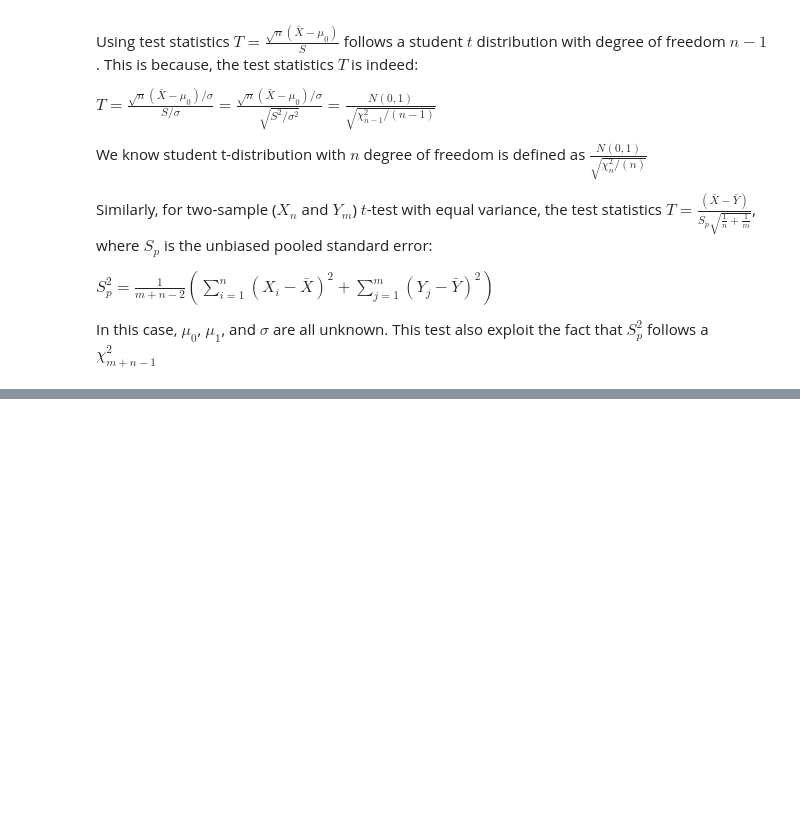
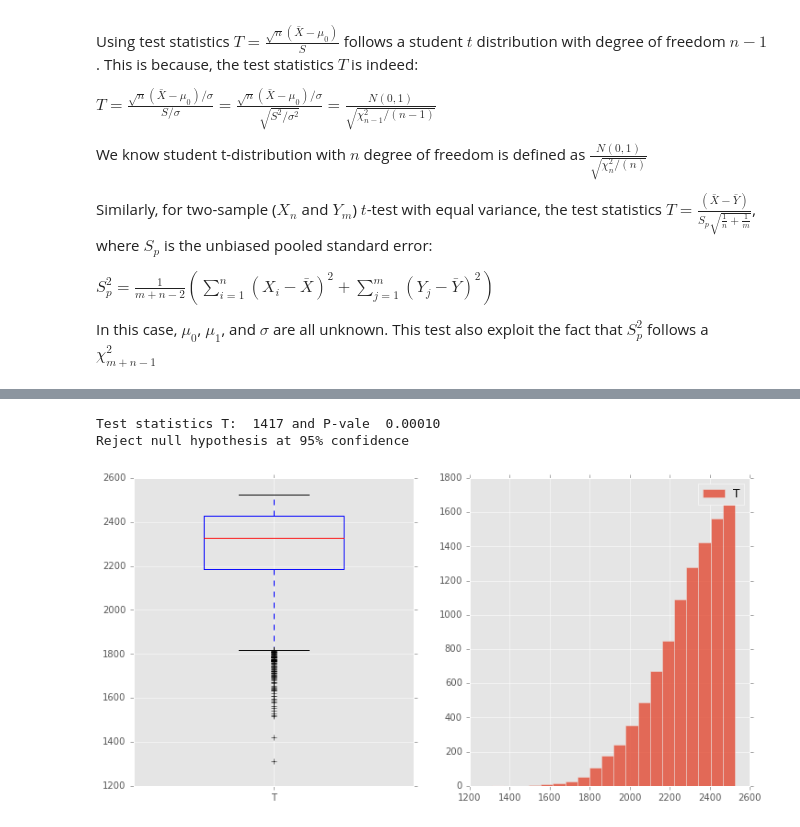
Before and after one commit to chaovite/hypotest, a Jupyter notebook: hypotests_practice_01.ipynb, the cells around one changed output, grey strips where cells are left out. Saved outputs shown, nothing was run; the diff lists cells and outputs as text; code cells hidden in the pictures; blank space fills up the shorter version.

```diff
--- a/hypotests_practice_01.ipynb
+++ b/hypotests_practice_01.ipynb
@@ -186,0 +254,8 @@ Observed mean:  1.00129, 95% Confidence Interval for keeping H0: [-4.12034 ,  4.
+# %%
+# T: W_{+} test statistics.
+T, pvalue = scipy.stats.wilcoxon(X, zero_method='wilcox', correction=False)
+print('Test statistics T: %8.5f and P-vale %10.8f' % (T, pvalue))
+if pvalue<0.05:
+    print('Reject null hypothesis at 95% confidence')
+else:
+    print('Fail to reject null hypothesis at 95% confidence')
@@ -186,0 +271,11 @@ Observed mean:  1.00129, 95% Confidence Interval for keeping H0: [-4.12034 ,  4.
+# %%
+M = 10000  # number of samples in the simulation.
+# we sort absolute value of
+X_abs = np.sort(abs(X))
+Ts    = np.zeros((M, ))
+for i in range(M):
+    # randome generate the sign of the sample.
+    rand_sign = np.sign(np.random.rand(N)-0.5)
+    Ts[i], _= scipy.stats.wilcoxon(X_abs*rand_sign, zero_method='wilcox', correction=False)
+    if (i+1)%round(M/10)==0:
+        print('%%%3d finished'%((i+1)/round(M/10)*10))
@@ -186,0 +293,12 @@ Observed mean:  1.00129, 95% Confidence Interval for keeping H0: [-4.12034 ,  4.
+# %%
+plot_dignostics_onesample(Ts,labels=['T'])
+pvalue = np.mean(Ts<T)
+print('Test statistics T: %5d and P-vale %8.5f' % (T, pvalue))
+if pvalue<0.05:
+    print('Reject null hypothesis at 95% confidence')
+else:
+    print('Fail to reject null hypothesis at 95% confidence')
+# %% [output]
+Test statistics T:  1417 and P-vale  0.00010
+Reject null hypothesis at 95% confidence
+[figure, added]
```
Also changed, not shown: parts of 13 cells of this notebook.
